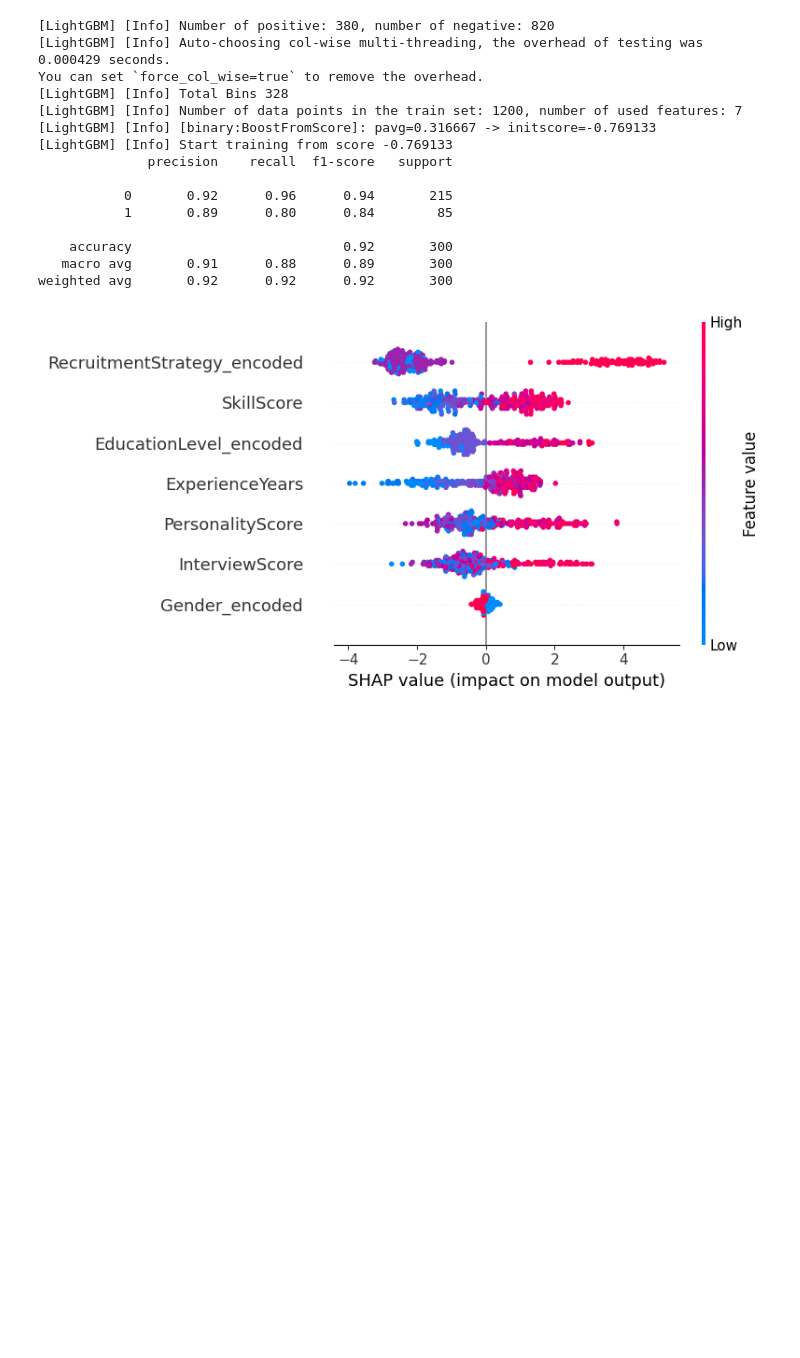
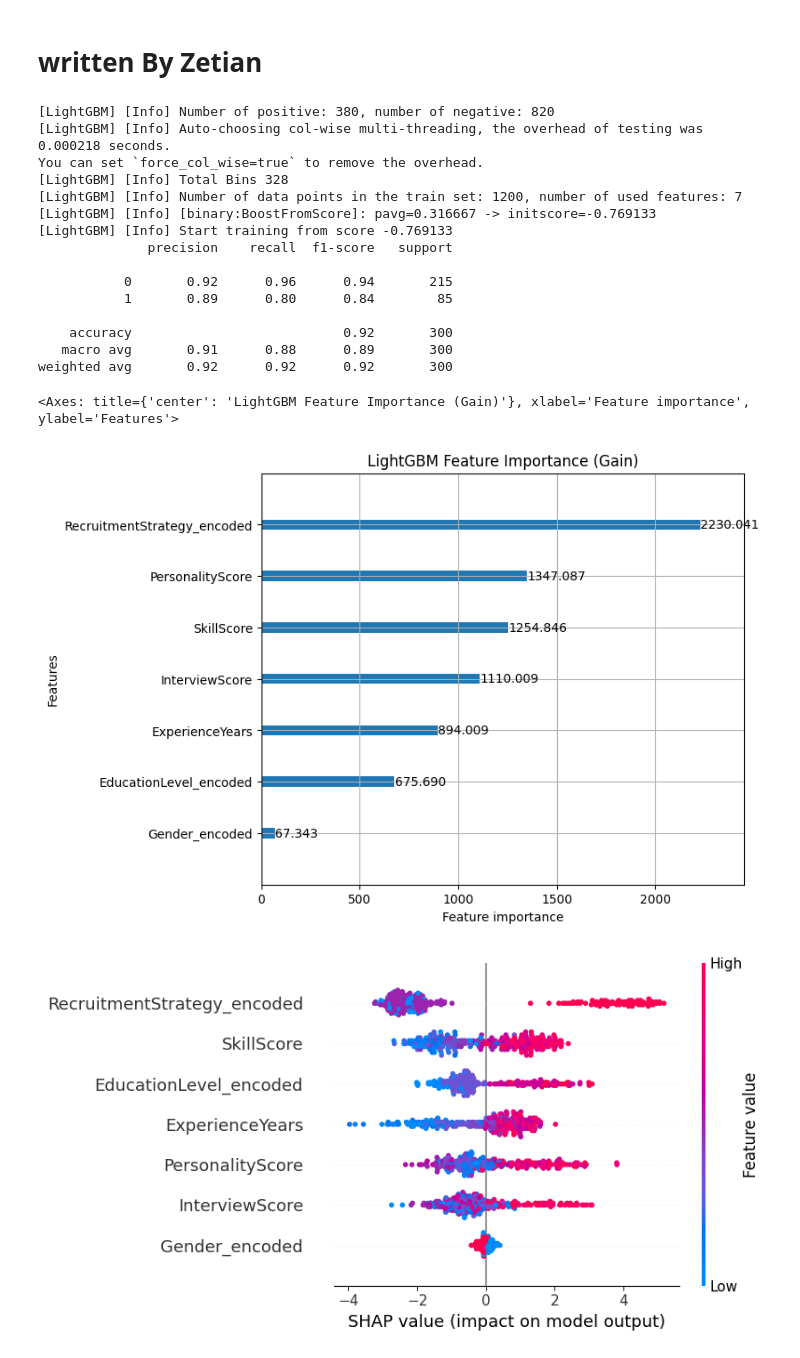
Before and after one commit to Klen03/ml_resume-analyzer, a Jupyter notebook: noteboooks/SHAP_revised_by_zetian_0428.ipynb, the cells around one changed output. Cells and saved outputs as stored; diff of their text form; code cells hidden in the pictures; blank space fills up the shorter version.

Commit message:
add signatures to the files that Zetian wrote

```diff
--- a/noteboooks/SHAP_revised_by_zetian_0428.ipynb
+++ b/noteboooks/SHAP_revised_by_zetian_0428.ipynb
@@ -1,3 +1,5 @@
+# %% [markdown]
+# written By Zetian
 # %%
 import pandas as pd
 import sentence_transformers
@@ -27,13 +30,13 @@ X = merged[["ExperienceYears", "InterviewScore", "SkillScore", "PersonalityScore
 y = merged["HiringDecision"]
 
 X_train, X_test, y_train, y_test = train_test_split(X, y, test_size=0.2, random_state=42)
-clf = LGBMClassifier()
-clf.fit(X_train, y_train)
+classifier = lgb.LGBMClassifier()
+classifier.fit(X_train, y_train)
 
-print(classification_report(y_test, clf.predict(X_test)))
+print(classification_report(y_test, classifier.predict(X_test)))
 # %% [output]
 [LightGBM] [Info] Number of positive: 380, number of negative: 820
-[LightGBM] [Info] Auto-choosing col-wise multi-threading, the overhead of testing was 0.000429 seconds.
+[LightGBM] [Info] Auto-choosing col-wise multi-threading, the overhead of testing was 0.000218 seconds.
 You can set `force_col_wise=true` to remove the overhead.
 [LightGBM] [Info] Total Bins 328
 [LightGBM] [Info] Number of data points in the train set: 1200, number of used features: 7
@@ -47,6 +50,11 @@ You can set `force_col_wise=true` to remove the overhead.
     accuracy                           0.92       300
    macro avg       0.91      0.88      0.89       300
 weighted avg       0.92      0.92      0.92       300
+# %%
+lgb.plot_importance(classifier, importance_type="gain", figsize=(7,6), title="LightGBM Feature Importance (Gain)")
+# %% [output]
+<Axes: title={'center': 'LightGBM Feature Importance (Gain)'}, xlabel='Feature importance', ylabel='Features'>
+[figure, added]
 # %%
 
 import shap
```
Also changed, not shown: parts of 1 cell of this notebook, 3 other files.
